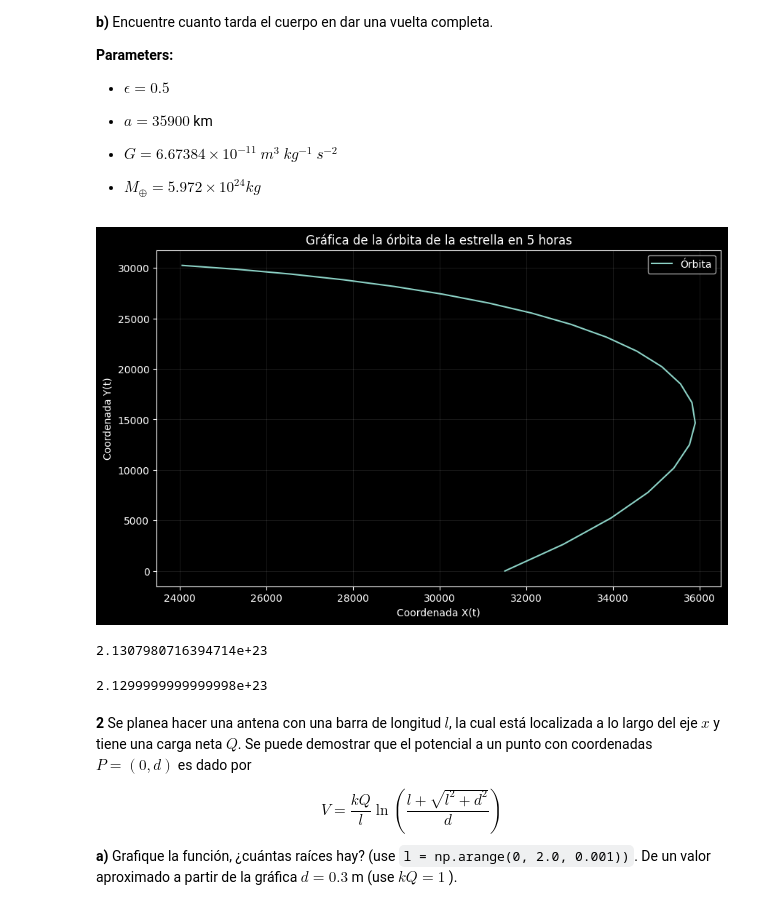
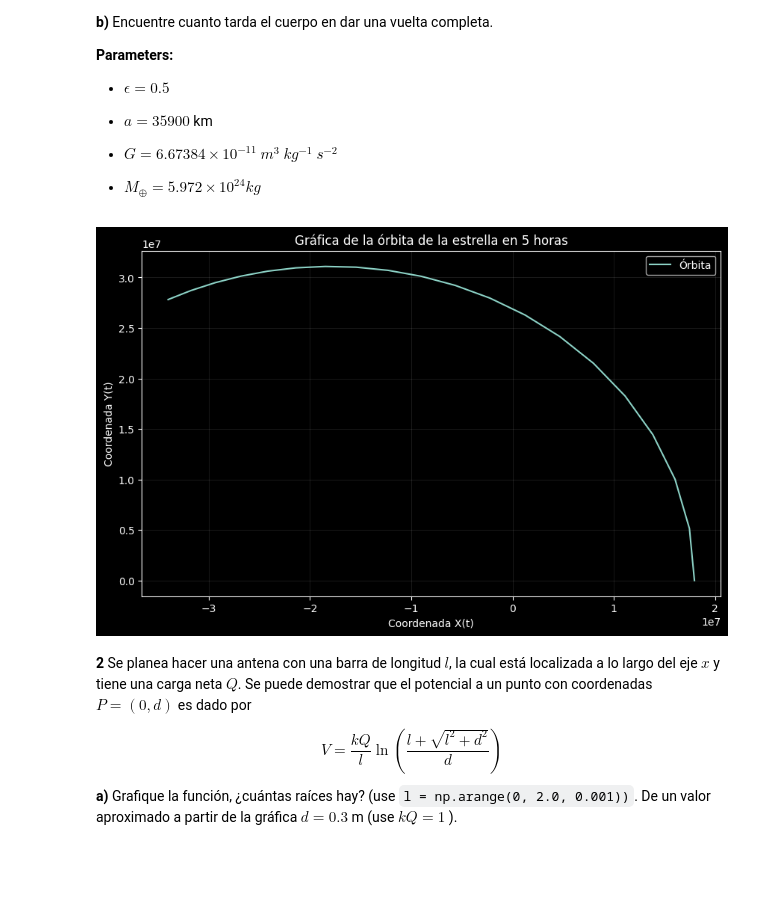
Before and after one commit to estivengrx/computational_methods_physics_astronomy, a Jupyter notebook: Workshops/Taller_02_EstivenCastrillon.ipynb, the cells around one changed output. Cells and saved outputs as stored; diff of their text form; code cells hidden in the pictures; blank space fills up the shorter version.

```diff
--- a/Workshops/Taller_02_EstivenCastrillon.ipynb
+++ b/Workshops/Taller_02_EstivenCastrillon.ipynb
@@ -75,55 +94,44 @@ donde $ b = a \sqrt {1- \epsilon ^ 2} $ es el eje semi-menor de la órbita y la
 # %%
 # Definición de parámetros
 excentricidad = 0.5
-a = 35_900
+a = 35_900_000
 G = 6.67384e-11
 M_c = 5.972e24
 b = a * np.sqrt(1 - excentricidad**2)
 
 # a) Estrella que orbita la Tierra
-intervalos = [i for i in range(0, 301, 15)] # Intervalos de 15 minutos en 5 horas
+intervalos = np.arange(0, 18000, 900) # Intervalos de 15 minutos en 5 horas
 
 # Ecuación M = n * t = sqrt(G * M_c / a**3) * t
 def anomalia_med(t, G, masa_cuerpo, a):
     return np.sqrt(G * masa_cuerpo / a**3) * t
 
 def ecuacion_kepler_cero(E, M, excentricidad):
     return E - excentricidad * np.sin(E) - M
 
 M = np.array([anomalia_med(t, G, M_c, a) for t in intervalos]) # Anomalía media
 E = np.array([]) # Array vacío para almacenar las anomalías excéntricas
 
 for i in range(len(M)):
     anomalia_exc = newton_rapson(lambda x: ecuacion_kepler_cero(x, M[i], excentricidad), 0.5) # Aplicando el método de Newton-Raphson
     E = np.append(E, anomalia_exc) # Añadiendo a la lista
 
 # Gráfica de la órbita en intervalos de 15 minutos
-coordenadax = a * np.cos(E - excentricidad)
+coordenadax = a * (np.cos(E) - excentricidad)
 coordenaday = b * np.sin(E)
 
 plt.figure(figsize=(10,6))
 plt.plot(coordenadax, coordenaday, label='Órbita')
 plt.title('Gráfica de la órbita de la estrella en 5 horas')
 plt.xlabel('Coordenada X(t)')
 plt.ylabel('Coordenada Y(t)')
 plt.grid(True, alpha=0.1)
 plt.legend()
 plt.show()
 # %% [output]
-[figure, old version]
+[figure, new version]
 # %%
 # b) ¿Cuánto tiempo tarda la estrella en dar una vuelta completa?
-M = 2 * np.pi
-
-T = 2*np.pi * np.sqrt(a**3 / G*M_c)
-T = T / 60
-T
-# %% [output]
-2.1307980716394714e+23
-# %%
-2.13*10**23
-# %% [output]
-2.1299999999999998e+23
 # %% [markdown]
 **2** Se planea hacer una antena con una  barra de longitud $l$, la cual está localizada a lo largo del eje $x$ y tiene una carga neta $Q$. Se puede demostrar que el potencial a un punto con coordenadas $P = (0,d)$ es dado por
 
```
Also changed, not shown: parts of 5 cells of this notebook.
